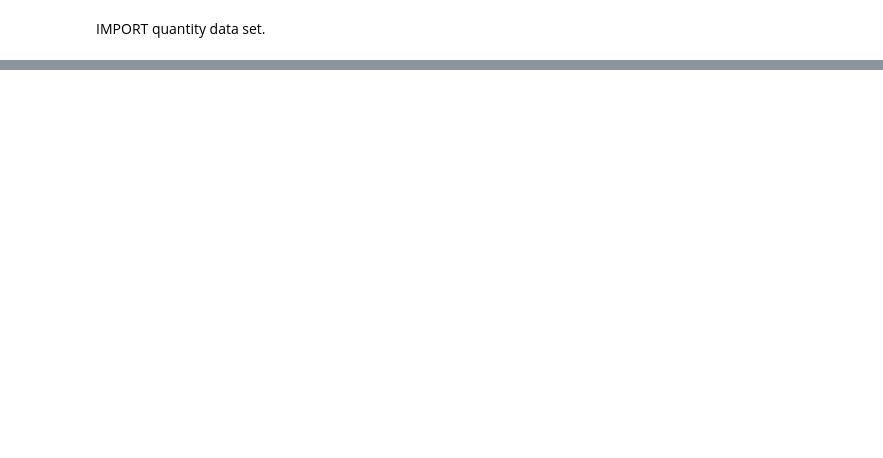
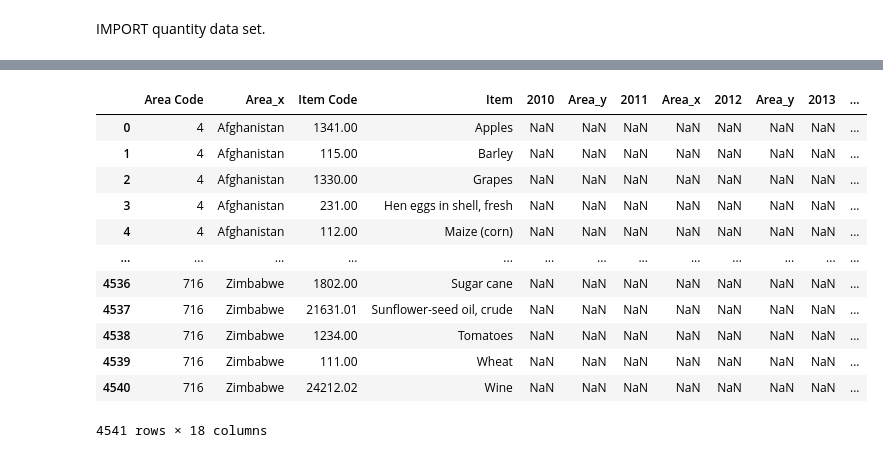
Before and after one commit to imalanz/Food_Emissions, a Jupyter notebook: data/analysis.ipynb, the cells around one changed output, grey strips where cells are left out. Drawn from its saved outputs; the diff is of its cells as text; code cells hidden in the pictures; blank space fills up the shorter version.

```diff
--- a/data/analysis.ipynb
+++ b/data/analysis.ipynb
@@ -274,3 +336,3 @@ production.drop_duplicates(inplace=True)
 # %%
 # Merge all df from diferent years to production.
-production = pd.DataFrame.merge(production, df2010, how="left")
+production = pd.DataFrame.merge(production, df2010, on= "Item", how="left")
@@ -277,9 +355,9 @@ production = pd.DataFrame.merge(production, df2010, how="left")
 # %%
-production = pd.DataFrame.merge(production, df2011, how="left")
+production = pd.DataFrame.merge(production, df2011, on= "Item", how="left")
 # %%
-production = pd.DataFrame.merge(production, df2012, how="left")
+production = pd.DataFrame.merge(production, df2012, on= "Item", how="left")
 # %%
-production = pd.DataFrame.merge(production, df2013, how="left")
+production = pd.DataFrame.merge(production, df2013, on= "Item", how="left")
 # %%
 production = pd.DataFrame.merge(production, df2014, how="left")
 # %%
@@ -292,5 +370,21 @@ production = pd.DataFrame.merge(production, df2017, how="left")
 production = pd.DataFrame.merge(production, df2018, how="left")
 # %%
 production = pd.DataFrame.merge(production, df2019, how="left")
+# %%
+production
+# %% [output]
+|  | Area Code | Area_x | Item Code | Item | 2010 | Area_y | 2011 | Area_x | 2012 | Area_y | 2013 | ... |
+| 0 | 4 | Afghanistan | 1341.00 | Apples | NaN | NaN | NaN | NaN | NaN | NaN | NaN | ... |
+| 1 | 4 | Afghanistan | 115.00 | Barley | NaN | NaN | NaN | NaN | NaN | NaN | NaN | ... |
+| 2 | 4 | Afghanistan | 1330.00 | Grapes | NaN | NaN | NaN | NaN | NaN | NaN | NaN | ... |
+| 3 | 4 | Afghanistan | 231.00 | Hen eggs in shell, fresh | NaN | NaN | NaN | NaN | NaN | NaN | NaN | ... |
+| 4 | 4 | Afghanistan | 112.00 | Maize (corn) | NaN | NaN | NaN | NaN | NaN | NaN | NaN | ... |
+| ... | ... | ... | ... | ... | ... | ... | ... | ... | ... | ... | ... | ... |
+| 4536 | 716 | Zimbabwe | 1802.00 | Sugar cane | NaN | NaN | NaN | NaN | NaN | NaN | NaN | ... |
+| 4537 | 716 | Zimbabwe | 21631.01 | Sunflower-seed oil, crude | NaN | NaN | NaN | NaN | NaN | NaN | NaN | ... |
+| 4538 | 716 | Zimbabwe | 1234.00 | Tomatoes | NaN | NaN | NaN | NaN | NaN | NaN | NaN | ... |
+| 4539 | 716 | Zimbabwe | 111.00 | Wheat | NaN | NaN | NaN | NaN | NaN | NaN | NaN | ... |
+| 4540 | 716 | Zimbabwe | 24212.02 | Wine | NaN | NaN | NaN | NaN | NaN | NaN | NaN | ... |
+4541 rows × 18 columns
 # %%
 production = pd.DataFrame.merge(production, df2020, how="left")
```
Also changed, not shown: parts of 55 cells of this notebook, 3 other files.
